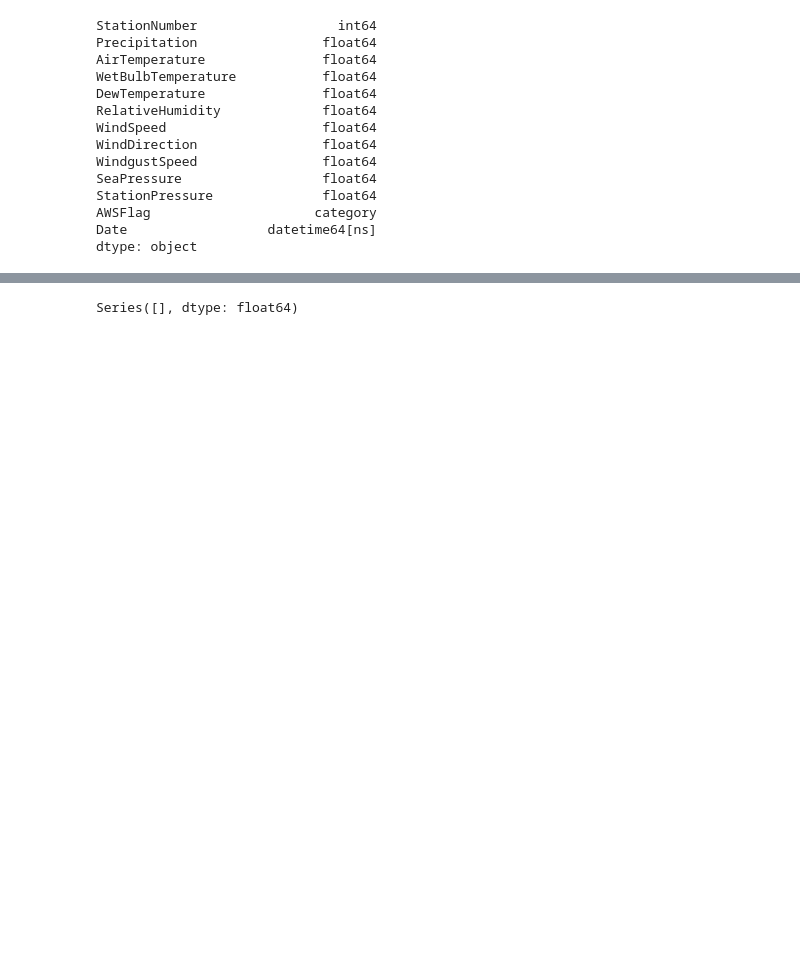
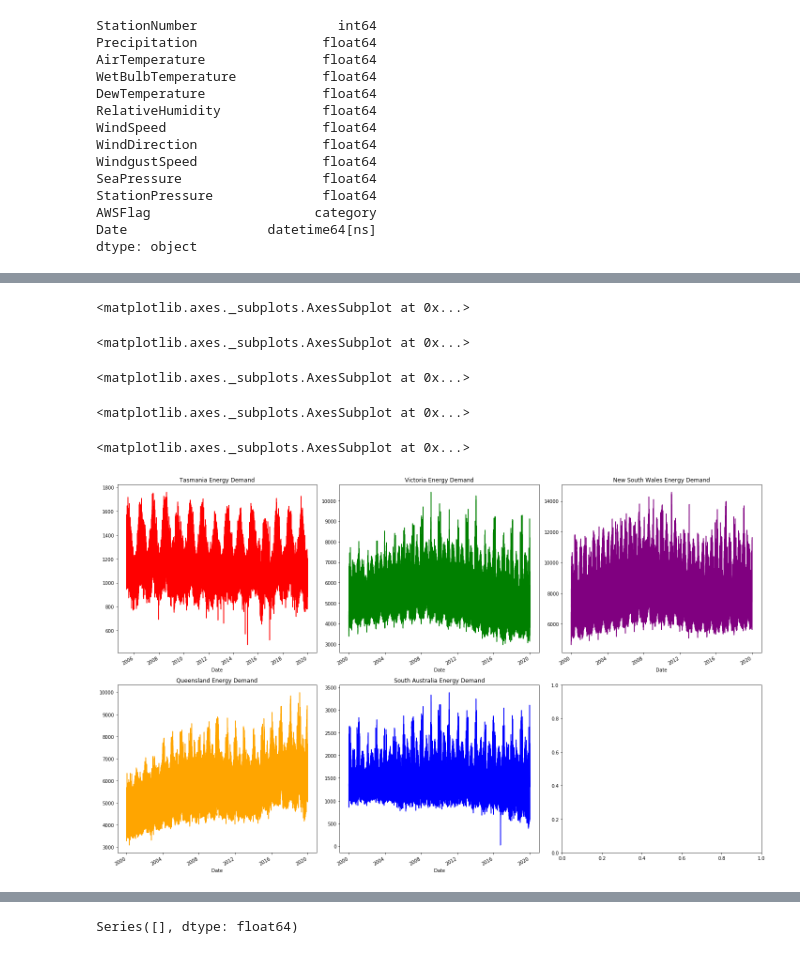
Before and after one commit to KamWithK/Temp2Enrgy, a Jupyter notebook: src/Data.ipynb, the cells around one changed output, grey strips where cells are left out. Drawn from its saved outputs; the diff is of its cells as text; code cells hidden in the pictures; blank space fills up the shorter version.

```diff
--- a/src/Data.ipynb
+++ b/src/Data.ipynb
@@ -187,0 +266,15 @@ This means that it should be relatively safe to interpolate for the missing valu
+# %%
+fig, axes = plt.subplots(nrows=2, ncols=3, figsize=(20, 12), tight_layout=True)
+
+energy_data.groupby("Region").get_group("TAS")["TotalDemand"]["2000":"2019"].plot(color= "red",title="Tasmania Energy Demand",ax=axes[0,0])
+energy_data.groupby("Region").get_group("VIC")["TotalDemand"]["2000":"2019"].plot(color= "green",title="Victoria Energy Demand",ax=axes[0,1])
+energy_data.groupby("Region").get_group("NSW")["TotalDemand"]["2000":"2019"].plot(color= "purple",title="New South Wales Energy Demand",ax=axes[0,2])
+energy_data.groupby("Region").get_group("QLD")["TotalDemand"]["2000":"2019"].plot(color= "orange",title="Queensland Energy Demand",ax=axes[1,0])
+energy_data.groupby("Region").get_group("SA")["TotalDemand"]["2000":"2019"].plot(color="blue",title="South Australia Energy Demand",ax=axes[1,1])
+# %% [output]
+<matplotlib.axes._subplots.AxesSubplot at 0x...>
+<matplotlib.axes._subplots.AxesSubplot at 0x...>
+<matplotlib.axes._subplots.AxesSubplot at 0x...>
+<matplotlib.axes._subplots.AxesSubplot at 0x...>
+<matplotlib.axes._subplots.AxesSubplot at 0x...>
+[figure, added]
```
Also changed, not shown: parts of 29 cells of this notebook, 3 other files.
